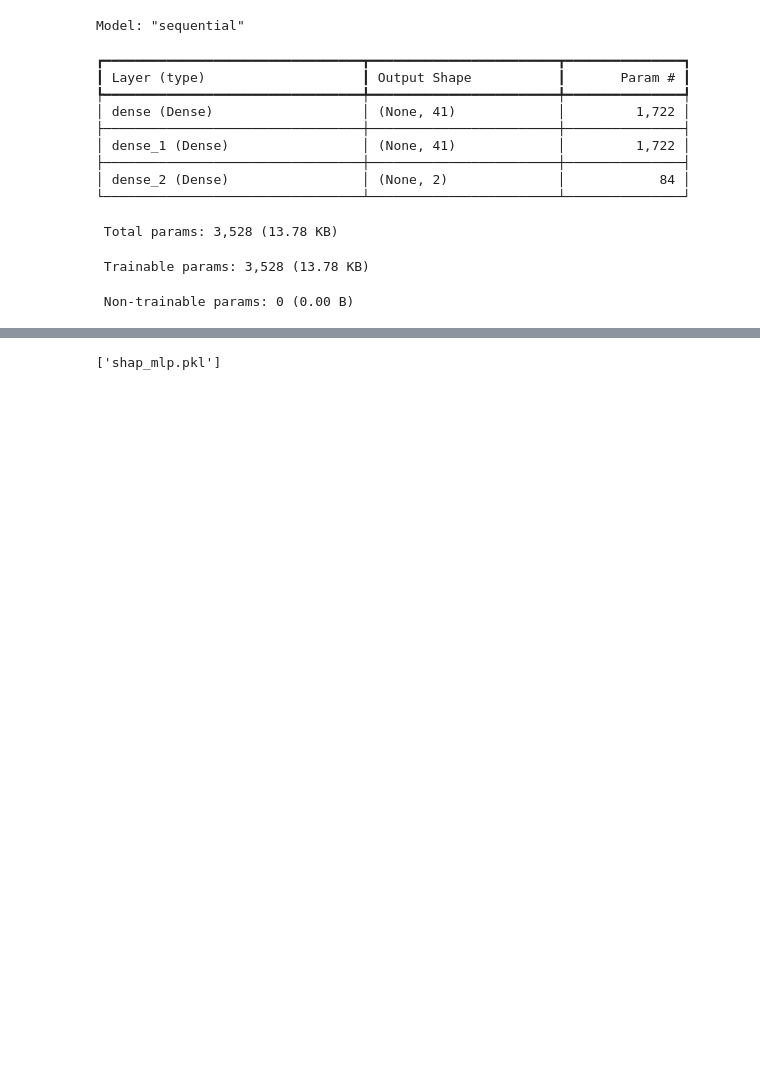
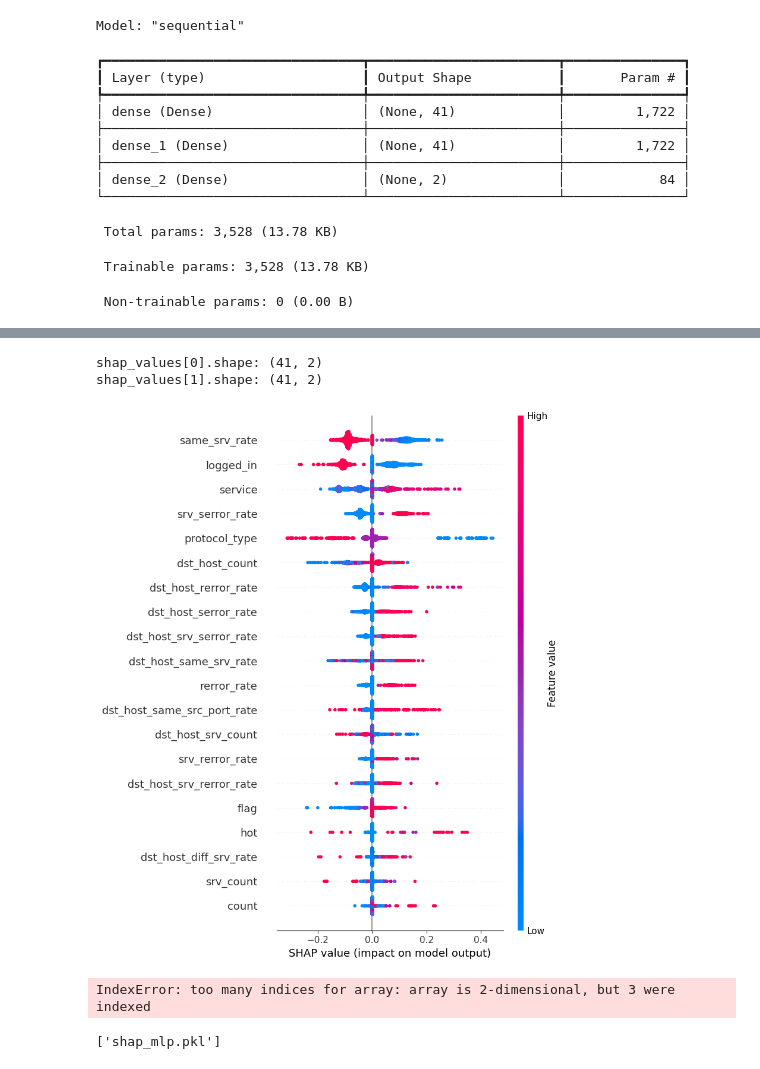
Before and after one commit to matheusbus/xai-in-ids, a Jupyter notebook: experiments/mlp/MLP_NSL_KDD.ipynb, the cells around one changed output, grey strips where cells are left out. Cells and saved outputs as stored; diff of their text form; code cells hidden in the pictures; blank space fills up the shorter version.

```diff
--- a/experiments/mlp/MLP_NSL_KDD.ipynb
+++ b/experiments/mlp/MLP_NSL_KDD.ipynb
@@ -289,12 +289,34 @@ Passing `palette` without assigning `hue` is deprecated and will be removed in v
 # %%
 # SHAP declaration
-background = shap.sample(X_test_scaled, 100)
-explainer = shap.KernelExplainer(model, background) # verificar estratégia de amostragem
+background = shap.sample(X_train_scaled, 100)
+explainer = shap.KernelExplainer(model, background)
 shap_values = explainer.shap_values(X_test_scaled[:1000])
 
-# background = shap.sample(X_test_scaled, 100)
+# background = shap.sample(X_train_scaled, 100)
 # explainer = shap.KernelExplainer(model.predict, background)
-# shap_values = explainer.shap_values(X_test_scaled[:1000])
+# shap_values = explainer.shap_values(X_test_scaled[:100])
+# %%
+print("shap_values[0].shape:", np.shape(shap_values[0]))
+print("shap_values[1].shape:", np.shape(shap_values[1]))
+# %% [output]
+shap_values[0].shape: (41, 2)
+shap_values[1].shape: (41, 2)
+# %%
+shap_values_attack = shap_values[:, :, 1]
+shap_values_no_attack = shap_values[:, :, 0]
+# df_shap = pd.DataFrame(shap_values, columns=X_test.columns.tolist())
+
+shap.summary_plot(shap_values_attack, X_test_scaled[:1000], feature_names=X_test.columns)
+shap.summary_plot(shap_values_no_attack, X_test_scaled[:1000], feature_names=X_test.columns)
+# %% [output]
+[figure, added]
+# %%
+shap_values = shap_values[:, :, 0]
+# df_shap = pd.DataFrame(shap_values, columns=X_test.columns.tolist())
+
+shap.summary_plot(shap_values, X_test_scaled[:1000], feature_names=X_test.columns)
+# %% [output]
+IndexError: too many indices for array: array is 2-dimensional, but 3 were indexed
 # %%
 feature_names = X_test.columns.tolist()
 
```
Also changed, not shown: parts of 4 cells of this notebook, 2 other files.
